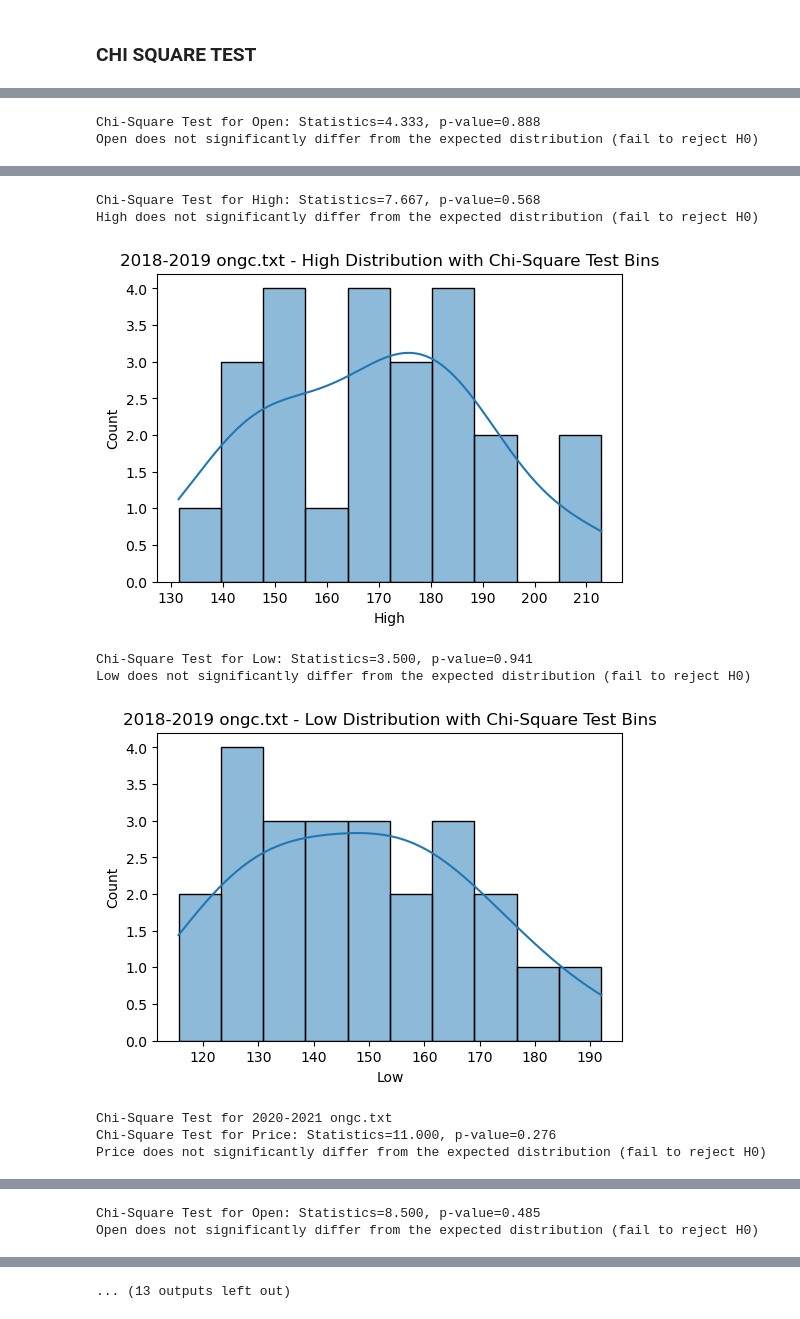
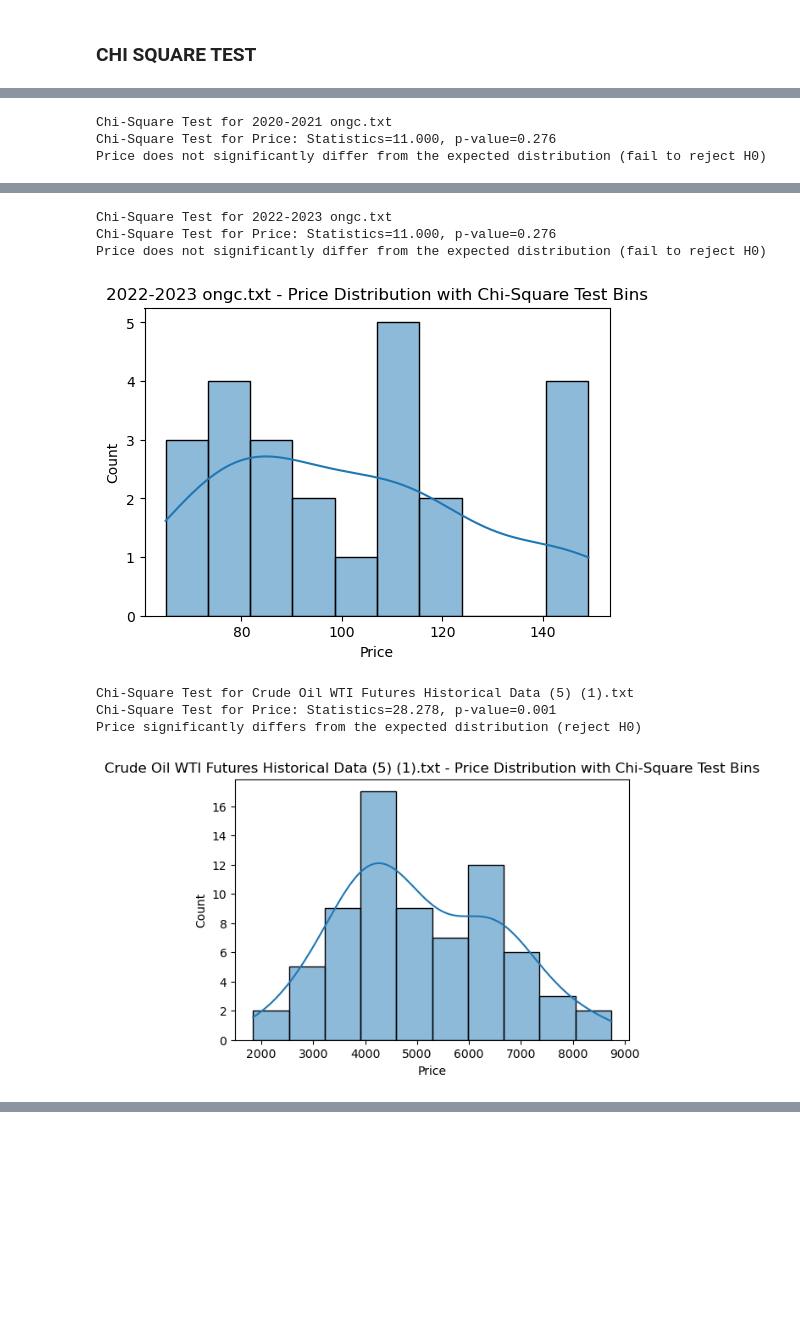
Before and after one commit to 5-kritika/NON-PARA-PROJECT, a Jupyter notebook: Non-Para.ipynb, the cells around one changed output, grey strips where cells are left out. Drawn from its saved outputs; the diff is of its cells as text; code cells hidden in the pictures; blank space fills up the shorter version.

```diff
--- a/Non-Para.ipynb
+++ b/Non-Para.ipynb
@@ -38,4 +38,4 @@ df3.head()
 | 3 | 01-09-2021 | 144.50 | 121.80 | 148.80 | 117.50 | 543.96M | 19.87% |
 | 4 | 01-08-2021 | 120.55 | 114.95 | 121.00 | 108.50 | 281.21M | 4.55% |
 # %%
-df4 = pd.read_csv('Crude Oil WTI Futures Historical Data (5) (1).txt', delimiter='\t', encoding='utf-8')
+df4 = pd.read_csv('Crude Oil WTI Futures Historical Data (5) (1).txt', delimiter=r'\s+|\|', encoding='utf-8',engine = 'python')
@@ -50,0 +42,2 @@ df4.head()
+# %%
+df4.columns = df4.columns.str.strip()
@@ -65,17 +67,14 @@ def test_normality(data, column):
 # Plot the data distribution and perform Shapiro-Wilk test for each dataset
 for name, df in datasets.items():
     print(f"\nNormality Test for {name}")
+     # Test Normality
+    test_normality(df,'Price')
 
-    for column in df.columns:  # Loop through each column of the dataset
-        if pd.api.types.is_numeric_dtype(df[column]):  # Only test numerical columns
-            # Test normality
-            test_normality(df, column)
-
-            # Plot distribution
-            plt.figure(figsize=(6, 4))
-            sns.histplot(df[column].dropna(), kde=True)
-            plt.title(f'{name} - {column} Distribution')
-            plt.show()
+    # Plot distribution
+    plt.figure(figsize=(6, 4))
+    sns.histplot(df['Price'].dropna(), kde=True)
+    plt.title(f'{name} - Price Distribution')
+    plt.show()
 # %% [output]
 Normality Test for 2018-2019 ongc.txt
 Shapiro-Wilk Test for Price: Statistics=0.971, p-value=0.679
@@ -121,20 +115,20 @@ def test_chi_square(data, column, bins=10):
 for name, df in datasets.items():
     print(f"\nChi-Square Test for {name}")
 
-    for column in df.columns:  # Loop through each column of the dataset
-        if pd.api.types.is_numeric_dtype(df[column]):  # Only test numerical columns
-            # Test goodness of fit
-            test_chi_square(df, column, bins=10)
 
-            # Plot histogram with KDE overlay
-            plt.figure(figsize=(6, 4))
-            sns.histplot(df[column].dropna(), kde=True, bins=10)
-            plt.title(f'{name} - {column} Distribution with Chi-Square Test Bins')
-            plt.show()
+
+    test_chi_square(df,'Price', bins=10)
+
+    # Plot histogram with KDE overlay
+    plt.figure(figsize=(6, 4))
+    sns.histplot(df['Price'].dropna(), kde=True, bins=10)
+    plt.title(f'{name} - Price Distribution with Chi-Square Test Bins')
+    plt.show()
 # %% [output]
 Chi-Square Test for 2018-2019 ongc.txt
 Chi-Square Test for Price: Statistics=4.333, p-value=0.888
 Price does not significantly differ from the expected distribution (fail to reject H0)
 [figure]
-Chi-Square Test for Open: Statistics=4.333, p-value=0.888
-Open does not significantly differ from the expected distribution (fail to reject H0)
+Chi-Square Test for 2020-2021 ongc.txt
+Chi-Square Test for Price: Statistics=11.000, p-value=0.276
+Price does not significantly differ from the expected distribution (fail to reject H0)
@@ -142,9 +136,8 @@ Open does not significantly differ from the expected distribution (fail to rejec
-Chi-Square Test for High: Statistics=7.667, p-value=0.568
-High does not significantly differ from the expected distribution (fail to reject H0)
+Chi-Square Test for 2022-2023 ongc.txt
+Chi-Square Test for Price: Statistics=11.000, p-value=0.276
+Price does not significantly differ from the expected distribution (fail to reject H0)
-[figure, old version]
+[figure, new version]
-Chi-Square Test for Low: Statistics=3.500, p-value=0.941
-Low does not significantly differ from the expected distribution (fail to reject H0)
+Chi-Square Test for Crude Oil WTI Futures Historical Data (5) (1).txt
+Chi-Square Test for Price: Statistics=28.278, p-value=0.001
+Price significantly differs from the expected distribution (reject H0)
-[figure, old version]
+[figure, new version]
-Chi-Square Test for 2020-2021 ongc.txt
-Chi-Square Test for Price: Statistics=11.000, p-value=0.276
-Price does not significantly differ from the expected distribution (fail to reject H0)
@@ -152,2 +143,0 @@ Price does not significantly differ from the expected distribution (fail to reje
-Chi-Square Test for Open: Statistics=8.500, p-value=0.485
-Open does not significantly differ from the expected distribution (fail to reject H0)
@@ -155 +143,0 @@ Open does not significantly differ from the expected distribution (fail to rejec
-... (13 outputs left out)
```
Also changed, not shown: parts of 4 cells of this notebook.
